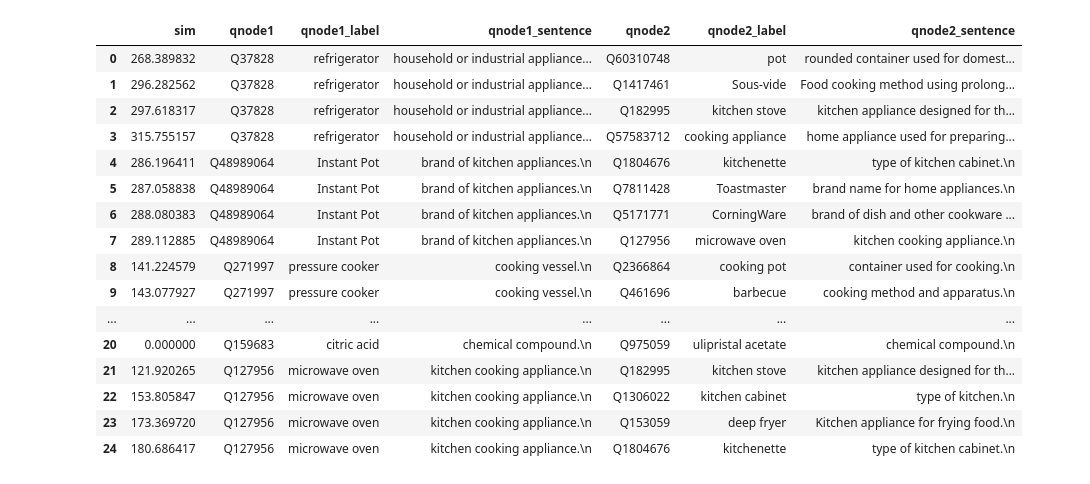
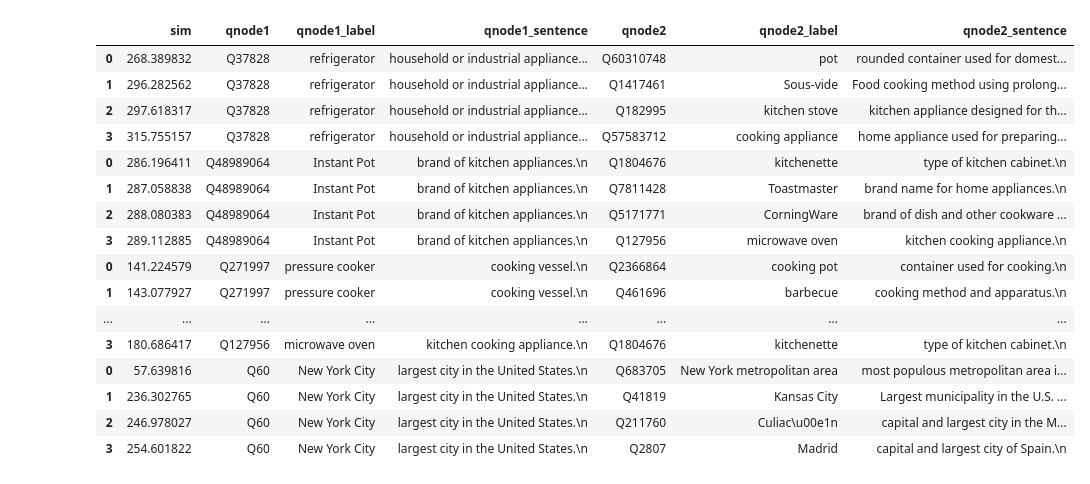
Before and after one commit to usc-isi-i2/maa-analysis, a Jupyter notebook: analysis/FAISS Similarity.ipynb, the cells around one changed output. Cells and saved outputs as stored; diff of their text form; code cells hidden in the pictures.

```diff
--- a/analysis/FAISS Similarity.ipynb
+++ b/analysis/FAISS Similarity.ipynb
@@ -82,26 +69,31 @@ compute_results(fi)
 # %%
 fi = FAISSIndex(large_description, wiki_labels)
 fi.build_index()
-# %%
-compute_results(fi)
-# %% [output]
-|  | sim | qnode1 | qnode1_label | qnode1_sentence | qnode2 | qnode2_label | qnode2_sentence |
-| 0 | 268.389832 | Q37828 | refrigerator | household or industrial appliance... | Q60310748 | pot | rounded container used for domest... |
-| 1 | 296.282562 | Q37828 | refrigerator | household or industrial appliance... | Q1417461 | Sous-vide | Food cooking method using prolong... |
-| 2 | 297.618317 | Q37828 | refrigerator | household or industrial appliance... | Q182995 | kitchen stove | kitchen appliance designed for th... |
-| 3 | 315.755157 | Q37828 | refrigerator | household or industrial appliance... | Q57583712 | cooking appliance | home appliance used for preparing... |
-| 4 | 286.196411 | Q48989064 | Instant Pot | brand of kitchen appliances.\n | Q1804676 | kitchenette | type of kitchen cabinet.\n |
-| 5 | 287.058838 | Q48989064 | Instant Pot | brand of kitchen appliances.\n | Q7811428 | Toastmaster | brand name for home appliances.\n |
-| 6 | 288.080383 | Q48989064 | Instant Pot | brand of kitchen appliances.\n | Q5171771 | CorningWare | brand of dish and other cookware ... |
-| 7 | 289.112885 | Q48989064 | Instant Pot | brand of kitchen appliances.\n | Q127956 | microwave oven | kitchen cooking appliance.\n |
-| 8 | 141.224579 | Q271997 | pressure cooker | cooking vessel.\n | Q2366864 | cooking pot | container used for cooking.\n |
-| 9 | 143.077927 | Q271997 | pressure cooker | cooking vessel.\n | Q461696 | barbecue | cooking method and apparatus.\n |
-| ... | ... | ... | ... | ... | ... | ... | ... |
-| 20 | 0.000000 | Q159683 | citric acid | chemical compound.\n | Q975059 | ulipristal acetate | chemical compound.\n |
-| 21 | 121.920265 | Q127956 | microwave oven | kitchen cooking appliance.\n | Q182995 | kitchen stove | kitchen appliance designed for th... |
-| 22 | 153.805847 | Q127956 | microwave oven | kitchen cooking appliance.\n | Q1306022 | kitchen cabinet | type of kitchen.\n |
-| 23 | 173.369720 | Q127956 | microwave oven | kitchen cooking appliance.\n | Q153059 | deep fryer | Kitchen appliance for frying food.\n |
-| 24 | 180.686417 | Q127956 | microwave oven | kitchen cooking appliance.\n | Q1804676 | kitchenette | type of kitchen cabinet.\n |
+# %%
+queries = ['Q37828', 'Q48989064', 'Q271997', 'Q48989064', 'Q159683', 'Q127956', 'Q60']
+df_list = []
+for q in queries:
+    df_list.append(fi.nearest_neighbors(q))
+df = pd.concat(df_list)
+display(HTML(df.to_html()))
+# %% [output]
+|  | sim | qnode1 | qnode1_label | qnode1_sentence | qnode2 | qnode2_label | qnode2_sentence |
+| 0 | 268.389832 | Q37828 | refrigerator | household or industrial appliance... | Q60310748 | pot | rounded container used for domest... |
+| 1 | 296.282562 | Q37828 | refrigerator | household or industrial appliance... | Q1417461 | Sous-vide | Food cooking method using prolong... |
+| 2 | 297.618317 | Q37828 | refrigerator | household or industrial appliance... | Q182995 | kitchen stove | kitchen appliance designed for th... |
+| 3 | 315.755157 | Q37828 | refrigerator | household or industrial appliance... | Q57583712 | cooking appliance | home appliance used for preparing... |
+| 0 | 286.196411 | Q48989064 | Instant Pot | brand of kitchen appliances.\n | Q1804676 | kitchenette | type of kitchen cabinet.\n |
+| 1 | 287.058838 | Q48989064 | Instant Pot | brand of kitchen appliances.\n | Q7811428 | Toastmaster | brand name for home appliances.\n |
+| 2 | 288.080383 | Q48989064 | Instant Pot | brand of kitchen appliances.\n | Q5171771 | CorningWare | brand of dish and other cookware ... |
+| 3 | 289.112885 | Q48989064 | Instant Pot | brand of kitchen appliances.\n | Q127956 | microwave oven | kitchen cooking appliance.\n |
+| 0 | 141.224579 | Q271997 | pressure cooker | cooking vessel.\n | Q2366864 | cooking pot | container used for cooking.\n |
+| 1 | 143.077927 | Q271997 | pressure cooker | cooking vessel.\n | Q461696 | barbecue | cooking method and apparatus.\n |
+| ... | ... | ... | ... | ... | ... | ... | ... |
+| 3 | 180.686417 | Q127956 | microwave oven | kitchen cooking appliance.\n | Q1804676 | kitchenette | type of kitchen cabinet.\n |
+| 0 | 57.639816 | Q60 | New York City | largest city in the United States.\n | Q683705 | New York metropolitan area | most populous metropolitan area i... |
+| 1 | 236.302765 | Q60 | New York City | largest city in the United States.\n | Q41819 | Kansas City | Largest municipality in the U.S. ... |
+| 2 | 246.978027 | Q60 | New York City | largest city in the United States.\n | Q211760 | Culiac\u00e1n | capital and largest city in the M... |
+| 3 | 254.601822 | Q60 | New York City | largest city in the United States.\n | Q2807 | Madrid | capital and largest city of Spain.\n |
 # %%
 fi = FAISSIndex(base_all, wiki_labels)
 fi.build_index()
```
Also changed, not shown: parts of 11 cells of this notebook, 2 other files.
